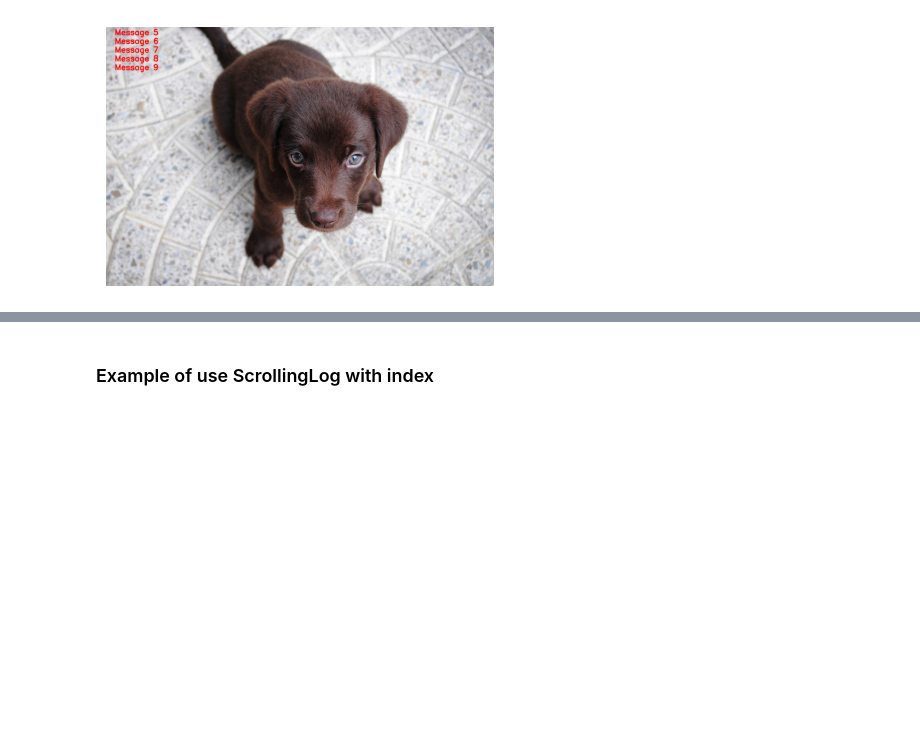
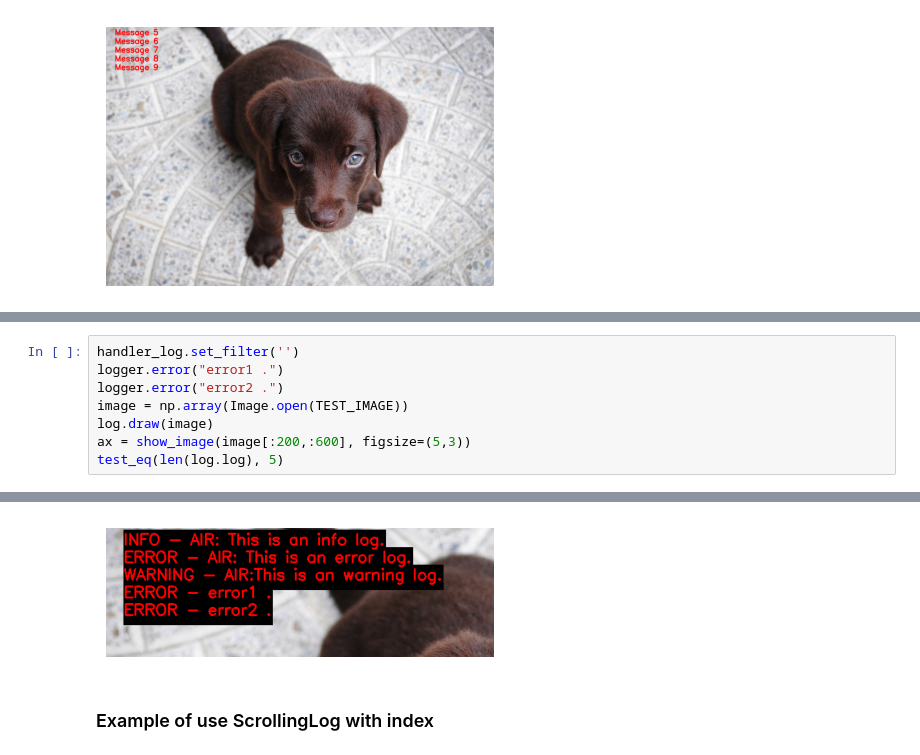
Before and after one commit to johnnewto/UAV, a Jupyter notebook: nbs/api/04_utils.display.ipynb, the cells around one changed output, grey strips where cells are left out. Cells and saved outputs as stored; diff of their text form; blank space fills up the shorter version.

```diff
--- a/nbs/api/04_utils.display.ipynb
+++ b/nbs/api/04_utils.display.ipynb
@@ -262,0 +297,9 @@ ax = show_image(image)
+# %%
+handler_log.set_filter('')
+logger.error("error1 .")
+logger.error("error2 .")
+image = np.array(Image.open(TEST_IMAGE))
+log.draw(image)
+ax = show_image(image[:200,:600], figsize=(5,3))
+test_eq(len(log.log), 5)
+# %% [output]
@@ -263,3 +308,4 @@ ax = show_image(image)
+[figure, added]
 # %% [markdown]
 ### Example of use  ScrollingLog with index
 # %%
```
Also changed, not shown: parts of 12 cells of this notebook, 9 other files.
